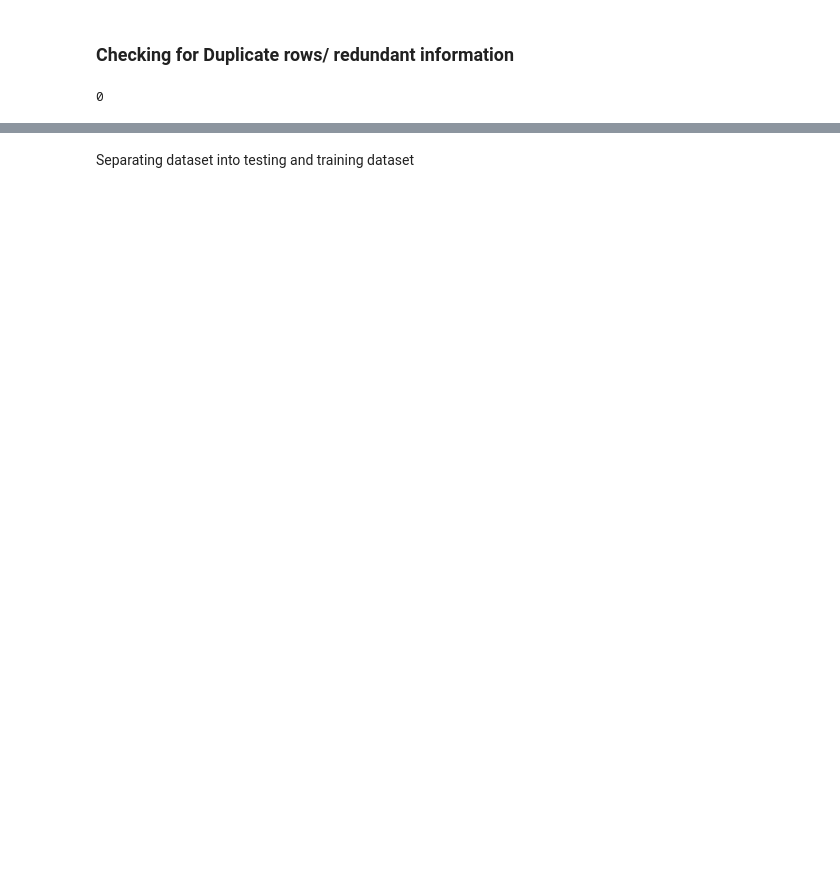
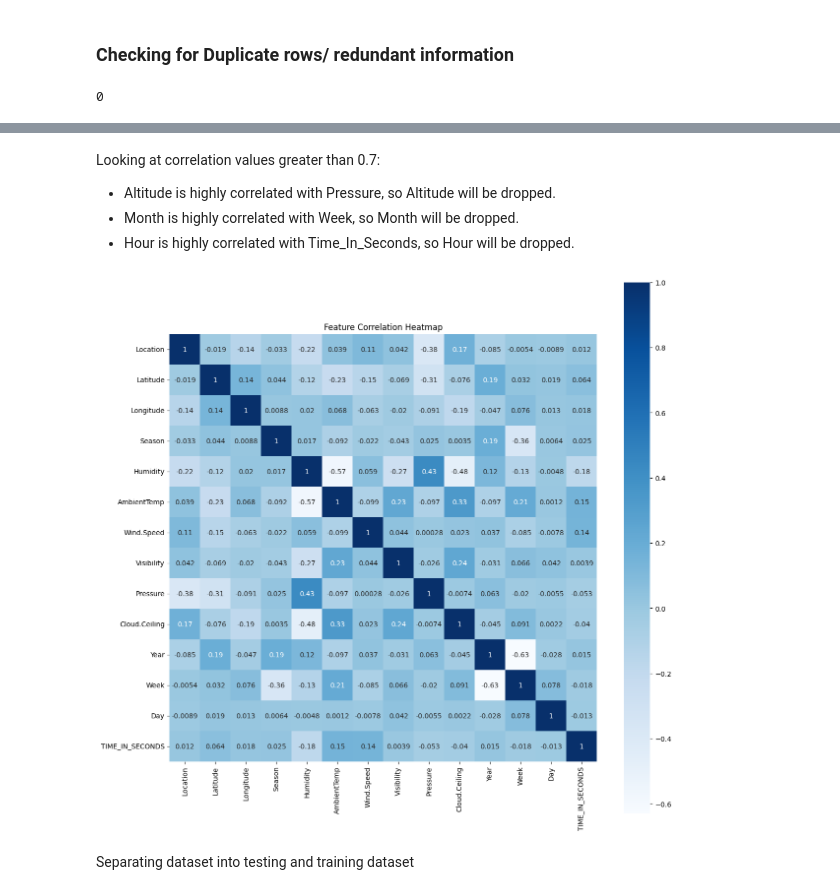
Before and after one commit to rtetteh20/fyp-solar-power-prediction, a Jupyter notebook: Scripts/main.ipynb, the cells around one changed output, grey strips where cells are left out. Drawn from its saved outputs; the diff is of its cells as text; code cells hidden in the pictures; blank space fills up the shorter version.

```diff
--- a/Scripts/main.ipynb
+++ b/Scripts/main.ipynb
@@ -203,3 +214,20 @@ Shape of y_imputed: (68774,)
+# %% [markdown]
+Looking at correlation values greater than 0.7:
+
+* Altitude is highly correlated with Pressure, so Altitude will be dropped.
+* Month is highly correlated with Week, so Month will be dropped.
+* Hour is highly correlated with Time_In_Seconds, so Hour will be dropped.
+# %%
+X.drop(columns = ['Altitude','Month','Hour'], inplace=True)
+# %%
+corr_df = X.corr()
+
+plt.figure(figsize=(14, 14))
+sns.heatmap(corr_df, cbar=True, square=True, annot=True, cmap="Blues")
+plt.title('Feature Correlation Heatmap')
+plt.show()
+# %% [output]
+[figure, added]
 # %% [markdown]
 Separating dataset into testing and training dataset
 # %%
```
Also changed, not shown: parts of 46 cells of this notebook, 5 other files.
